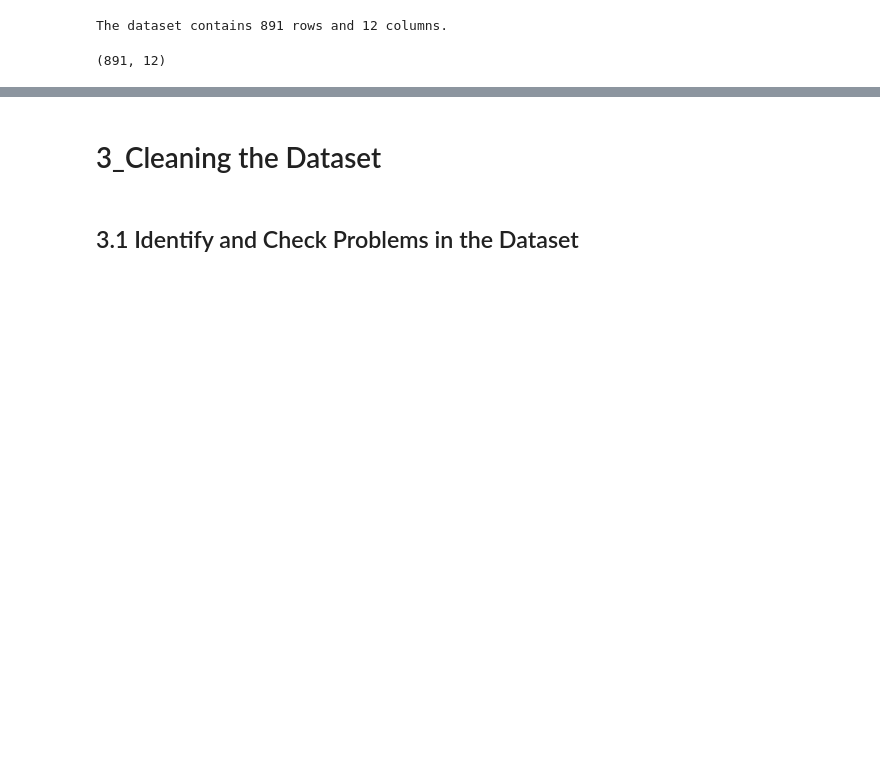
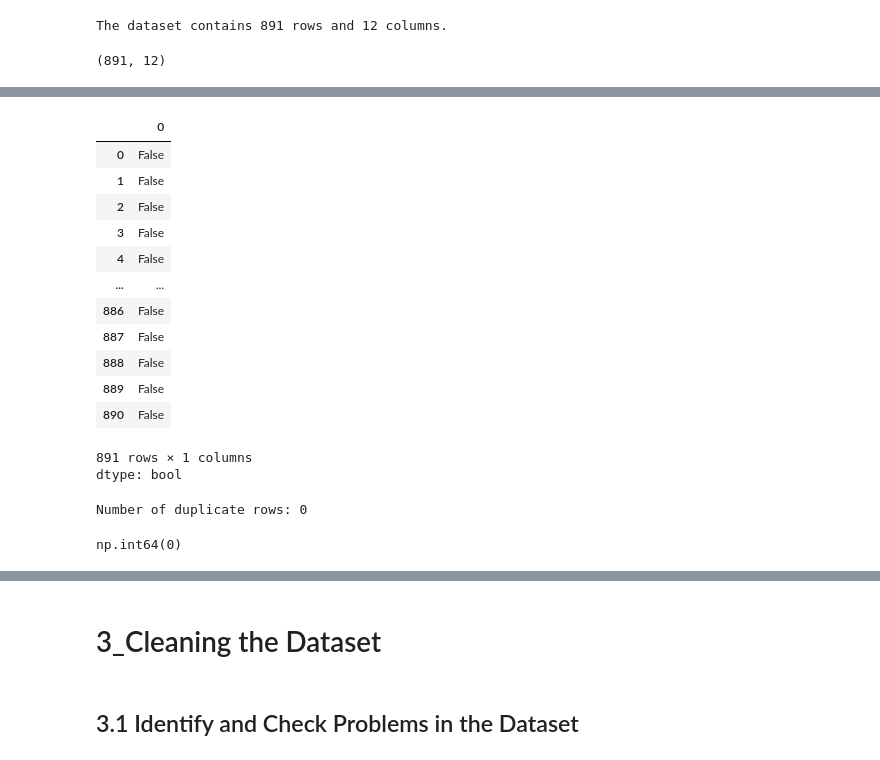
Before and after one commit to FabriceGhislain7/data-analytics-portfoglio, a Jupyter notebook: titanic_project_python/main.ipynb, the cells around one changed output, grey strips where cells are left out. Cells and saved outputs as stored; diff of their text form; code cells hidden in the pictures; blank space fills up the shorter version.

```diff
--- a/titanic_project_python/main.ipynb
+++ b/titanic_project_python/main.ipynb
@@ -132 +204,29 @@ missing_values
+# %%
+# Check for duplicate rows in the dataset
+
+duplicates_rows = data.duplicated()
+duplicates_rows
+# %% [output]
+|  | 0 |
+| 0 | False |
+| 1 | False |
+| 2 | False |
+| 3 | False |
+| 4 | False |
+| ... | ... |
+| 886 | False |
+| 887 | False |
+| 888 | False |
+| 889 | False |
+| 890 | False |
+891 rows × 1 columns
+dtype: bool
+# %%
+# Count and display the total number of duplicate rows
+
+print(f"Number of duplicate rows: {duplicates_rows.sum()}")
+duplicates_rows.sum()
+# %% [output]
+Number of duplicate rows: 0
+np.int64(0)
 # %%
```
Also changed, not shown: parts of 6 cells of this notebook.
